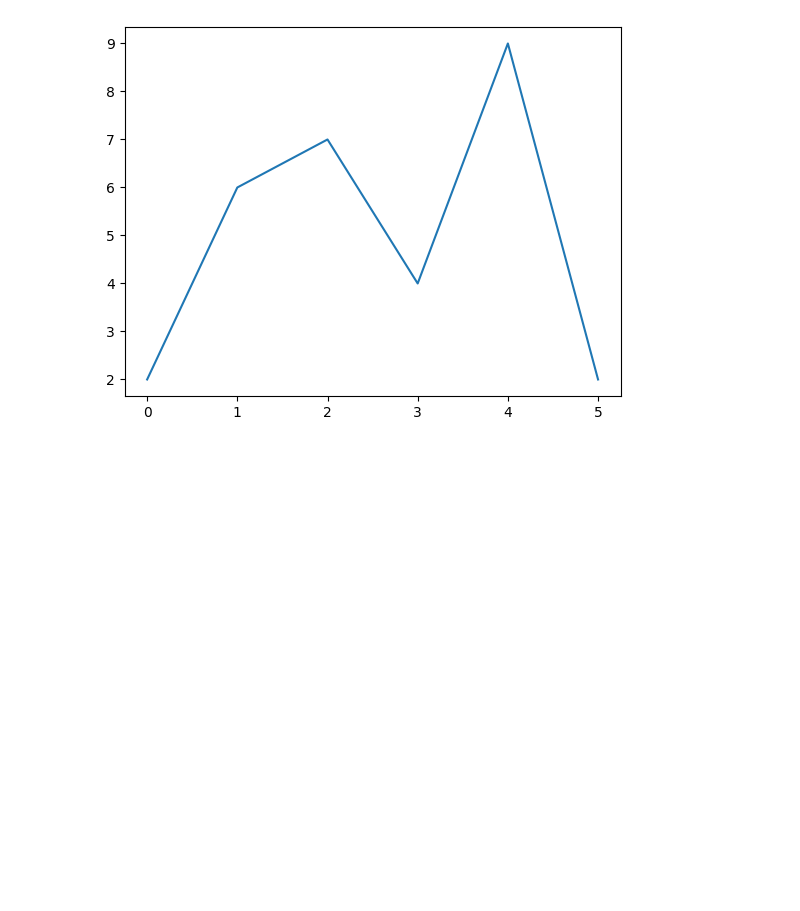
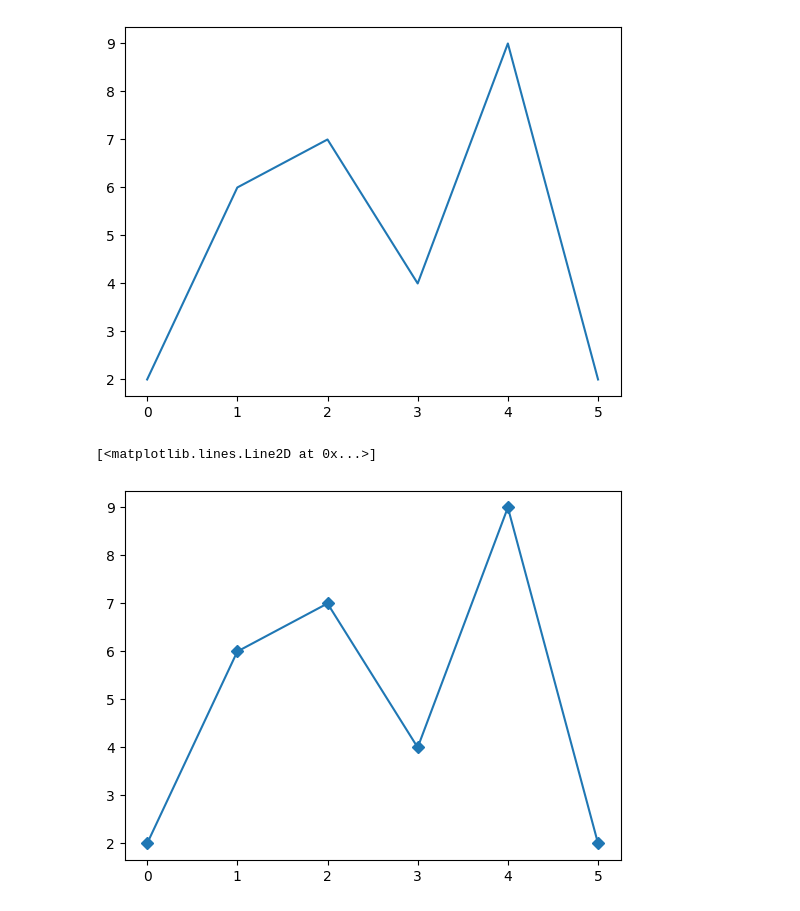
Before and after one commit to SohailDad/ML-Python, a Jupyter notebook: Matplotlib/First.ipynb, the cells around one changed output. Saved outputs shown, nothing was run; the diff lists cells and outputs as text; code cells hidden in the pictures; blank space fills up the shorter version.

Commit message:
Matplot maker

```diff
--- a/Matplotlib/First.ipynb
+++ b/Matplotlib/First.ipynb
@@ -38,3 +38,8 @@ plt.plot(x_axis)
 plt.show()
 # %% [output]
 [figure]
+# %%
+plt.plot(x_axis,marker = 'D')
+# %% [output]
+[<matplotlib.lines.Line2D at 0x...>]
+[figure, added]
```
Also changed, not shown: parts of 2 cells of this notebook.
